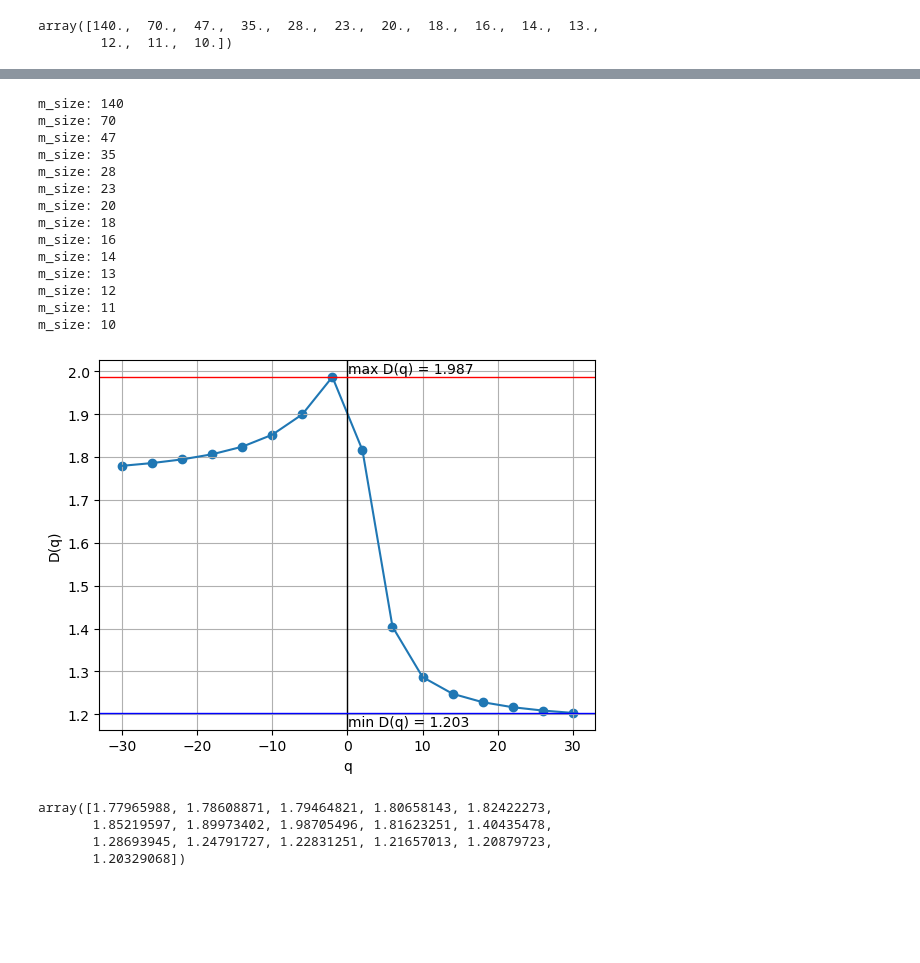
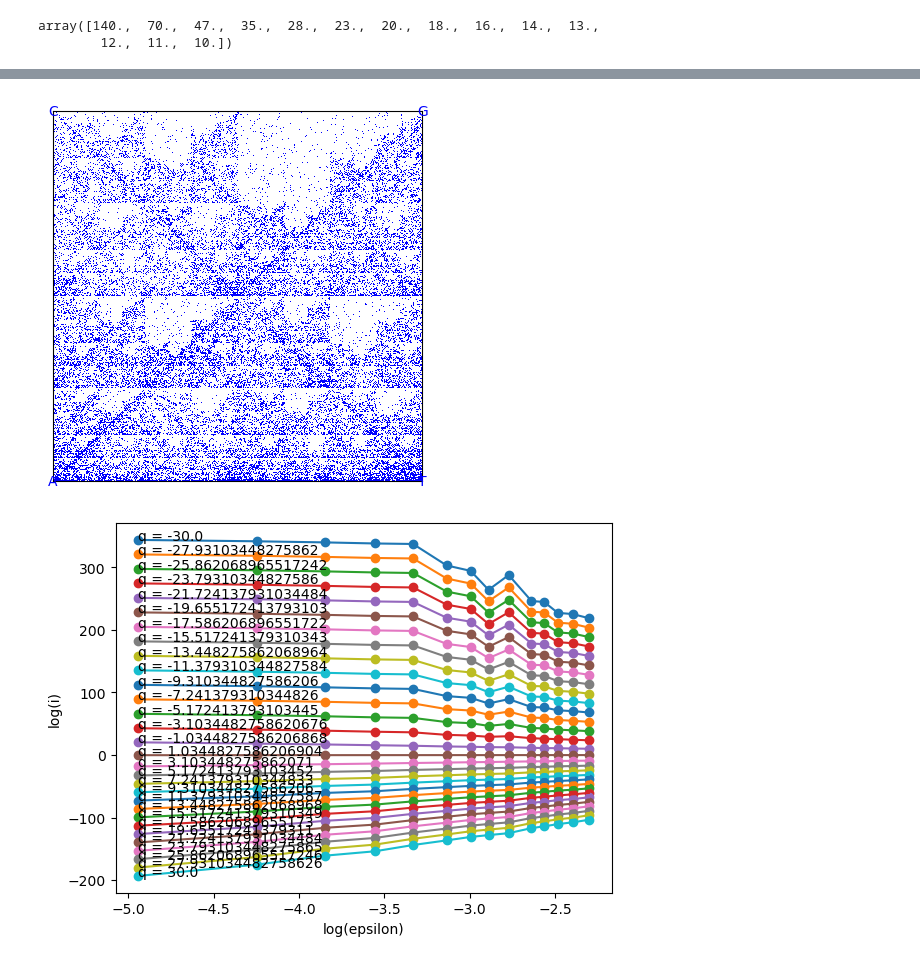
Before and after one commit to DiegoFLM/Analysis-of-microbial-genomes--MFA-GC-content-lifestyle-and-human-microbiome, a Jupyter notebook: notebooks_and_info/MFA_code/cgr_nb.ipynb, the cells around one changed output, grey strips where cells are left out. Saved outputs shown, nothing was run; the diff lists cells and outputs as text; code cells hidden in the pictures; blank space fills up the shorter version.

```diff
--- a/notebooks_and_info/MFA_code/cgr_nb.ipynb
+++ b/notebooks_and_info/MFA_code/cgr_nb.ipynb
@@ -464,27 +505,16 @@ array([1.77965988, 1.78608871, 1.79464821, 1.80658143, 1.82422273,
 # %%
-D_q_vals, r_squared_vals = mfa_globin.calc_Dq(
-    epsilon_range_globin, q_range_globin, plot_log_i_log_e = False,
-    use_powers = False)
+# D_q_vals, r_squared_vals = mfa_globin.calc_Dq(
+# df_DQ.columns == ['Q', 'Tau(Q)', 'D(Q)', 'r_squared']
+# df_DQ_globin = mfa_globin.calc_Dq(
+#     epsilon_range_globin, q_range_globin, plot_log_i_log_e = False,
+#     use_powers = False)
+# Before correction:
-# %% [output]
-m_size: 140
-m_size: 70
-m_size: 47
-m_size: 35
-m_size: 28
-m_size: 23
-m_size: 20
-m_size: 18
-m_size: 16
-m_size: 14
-m_size: 13
-m_size: 12
-m_size: 11
-m_size: 10
-[figure, removed]
-# %%
-D_q_vals
-# %% [output]
-array([1.77965988, 1.78608871, 1.79464821, 1.80658143, 1.82422273,
-       1.85219597, 1.89973402, 1.98705496, 1.81623251, 1.40435478,
-       1.28693945, 1.24791727, 1.22831251, 1.21657013, 1.20879723,
-       1.20329068])
+# %%
+# D_q_vals, r_squared_vals = mfa_globin.calc_Dq(
+# df_DQ.columns == ['Q', 'Tau(Q)', 'D(Q)', 'r_squared']
+df_DQ_globin = mfa_globin.calc_Dq(
+    epsilon_range_globin, q_range_globin, plot_gds = True,
+    plot_log_i_log_e = True, plot_cgr=True, use_powers = False)
+# %% [output]
+[figure, added]
+[figure, added]
```
Also changed, not shown: parts of 19 cells of this notebook, 5 other files.
